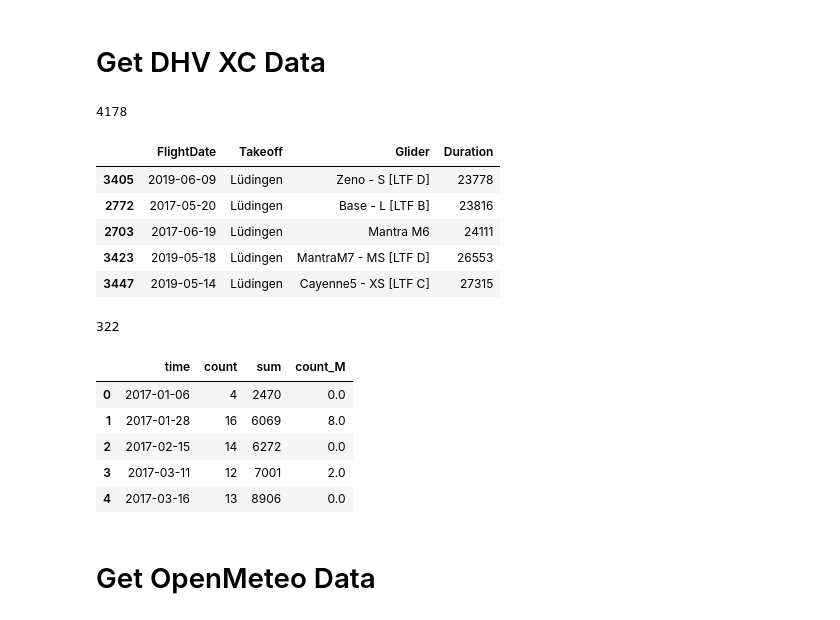
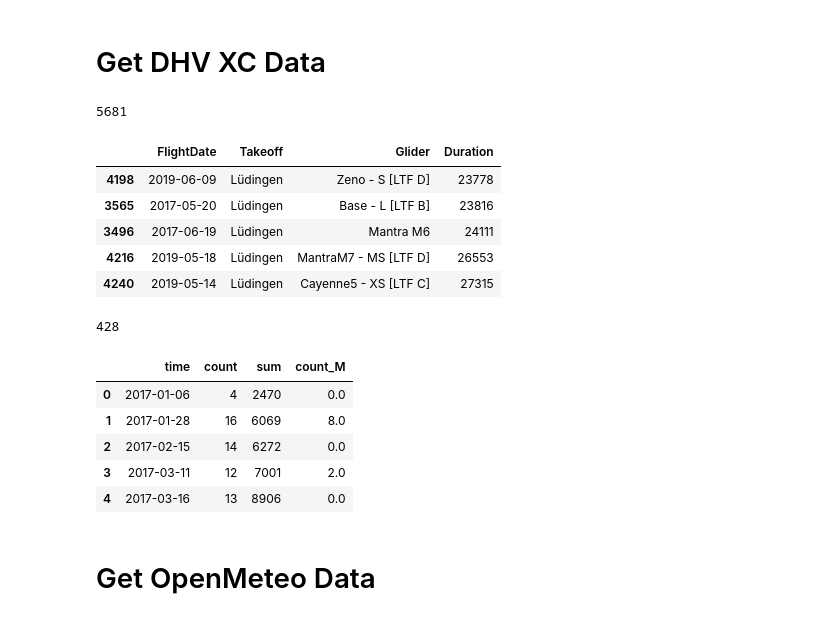
Before and after one commit to rappakos/flugbetrieb-metzingen, a Jupyter notebook: wetter/predictions_hq.ipynb, the cells around one changed output. Cells and saved outputs as stored; diff of their text form; code cells hidden in the pictures.

```diff
--- a/wetter/predictions_hq.ipynb
+++ b/wetter/predictions_hq.ipynb
@@ -13,40 +13,40 @@ places = {
     'Estorf': 11001,
     'Leese': 10746,
     'Porta': 9712,
     'Lüdingen':9759,
     'Brunsberg': 9844,
     'Kella': 9521,
     'Börry': 9403
 }
 
 results = []
 for place in ['Metzingen','Estorf','Leese','Lüdingen']:
     limit = PAGE_SIZE
-    for year in [2017,2018,2019,2020,2023,2024]:
+    for year in [2017,2018,2019,2020,2021,2022,2023,2024]:
         query = {"navpars":{"start":0,"limit":PAGE_SIZE,"sort":[{"field":"FlightDate","dir":-1},{"field":"BestTaskPoints","dir":-1}]}}
         # for some reason, " is replaced by ' and spaces are added which is replaced by +
         decoded_url = f"https://de.dhv-xc.de/api/fli/flights?y={year}&fkcat%5B%5D=1&fkto%5B%5D={places[place]}&{urllib.parse.urlencode(query,quote_via=urllib.parse.quote_plus).replace('%27', '%22').replace('+', '')}"
         #print(decoded_url)
         r = requests.get(decoded_url)
         if r.status_code==200:
             response = r.json()
             df0 = pd.DataFrame(response['data'])
             #print(df.columns.values)
             results.extend(df0[['FlightDate', 'TakeoffWaypointName' , 'Glider' ,'FlightDuration']].values)
 
 
 df_results = pd.DataFrame(results,columns=['FlightDate','Takeoff', 'Glider' ,'Duration'])
 df_results = df_results.astype(dtype= {"Duration":"int64"})
 print(len(df_results))
 df_results.sort_values(by='Duration').tail()
 # %% [output]
-4178
+5681
 |  | FlightDate | Takeoff | Glider | Duration |
-| 3405 | 2019-06-09 | Lüdingen | Zeno - S [LTF D] | 23778 |
-| 2772 | 2017-05-20 | Lüdingen | Base - L [LTF B] | 23816 |
-| 2703 | 2017-06-19 | Lüdingen | Mantra M6 | 24111 |
-| 3423 | 2019-05-18 | Lüdingen | MantraM7 - MS [LTF D] | 26553 |
-| 3447 | 2019-05-14 | Lüdingen | Cayenne5 - XS [LTF C] | 27315 |
+| 4198 | 2019-06-09 | Lüdingen | Zeno - S [LTF D] | 23778 |
+| 3565 | 2017-05-20 | Lüdingen | Base - L [LTF B] | 23816 |
+| 3496 | 2017-06-19 | Lüdingen | Mantra M6 | 24111 |
+| 4216 | 2019-05-18 | Lüdingen | MantraM7 - MS [LTF D] | 26553 |
+| 4240 | 2019-05-14 | Lüdingen | Cayenne5 - XS [LTF C] | 27315 |
 # %%
 from datetime import datetime
 
@@ -60,7 +60,7 @@ print(len(dhv_aggr))
 
 dhv_aggr.head()
 # %% [output]
-322
+428
 |  | time | count | sum | count_M |
 | 0 | 2017-01-06 | 4 | 2470 | 0.0 |
 | 1 | 2017-01-28 | 16 | 6069 | 8.0 |
```
Also changed, not shown: parts of 9 cells of this notebook.
